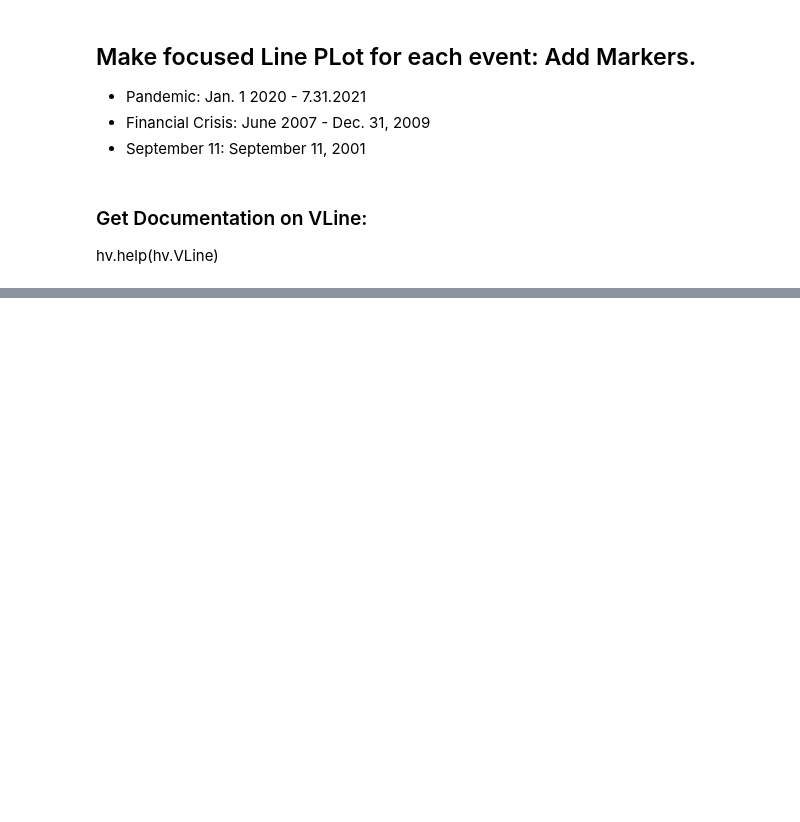
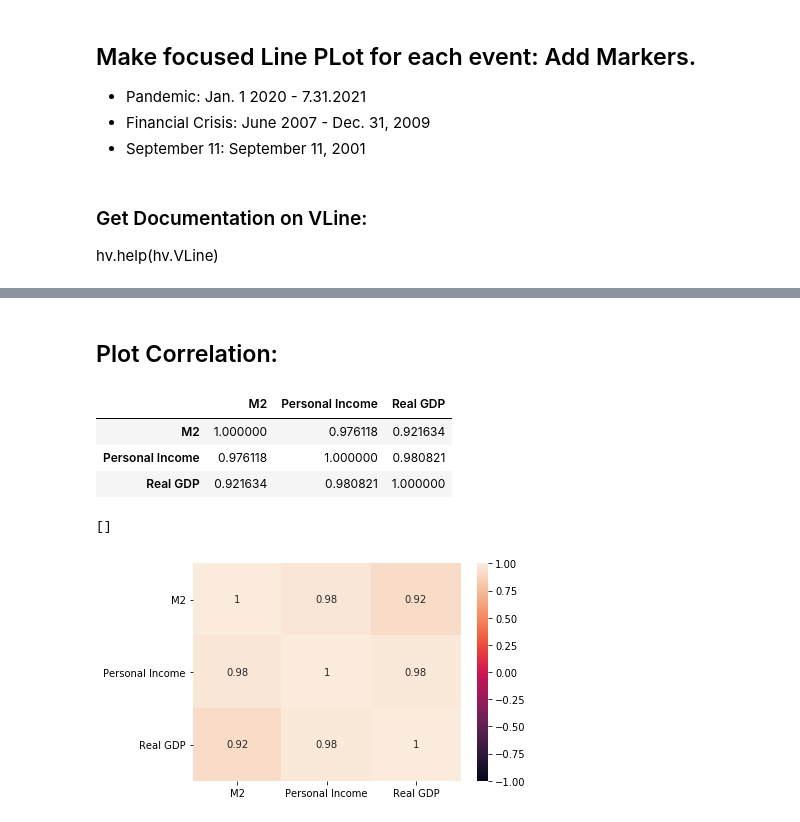
Before and after one commit to schm1263/Fintech_Project_1, a Jupyter notebook: Eriks_Clean_Copy.ipynb, the cells around one changed output, grey strips where cells are left out. Cells and saved outputs as stored; diff of their text form; code cells hidden in the pictures; blank space fills up the shorter version.

```diff
--- a/Eriks_Clean_Copy.ipynb
+++ b/Eriks_Clean_Copy.ipynb
@@ -201,0 +349,4 @@ labeled_plot
+# %%
+# Adjust to desired time period:
+all_current_data = all_data['1980-01-01':'2021-07-31']
+all_current_data.sample(5)
@@ -201,0 +363,3 @@ labeled_plot
+# %%
+interpolated_GDPdata = all_current_data['Real GDP'].interpolate(method='pad')
+interpolated_GDPdata.head(7)
@@ -201,0 +375,2 @@ labeled_plot
+# %%
+all_current_data['Real GDP'] = interpolated_GDPdata
@@ -201,0 +394,18 @@ labeled_plot
+# %% [markdown]
+## Plot Correlation:
+# %%
+# Calculate correlation:
+all_current_data_corr = all_current_data.corr()
+all_current_data_corr
+# %% [output]
+|  | M2 | Personal Income | Real GDP |
+| M2 | 1.000000 | 0.976118 | 0.921634 |
+| Personal Income | 0.976118 | 1.000000 | 0.980821 |
+| Real GDP | 0.921634 | 0.980821 | 1.000000 |
+# %%
+# Display the correlation matrix
+all_current_data_corr_chart = sns.heatmap(all_current_data_corr, annot=True, vmin=-1, vmax=1)
+all_current_data_corr_chart.plot()
+# %% [output]
+[]
+[figure, added]
```
Also changed, not shown: parts of 36 cells of this notebook.
